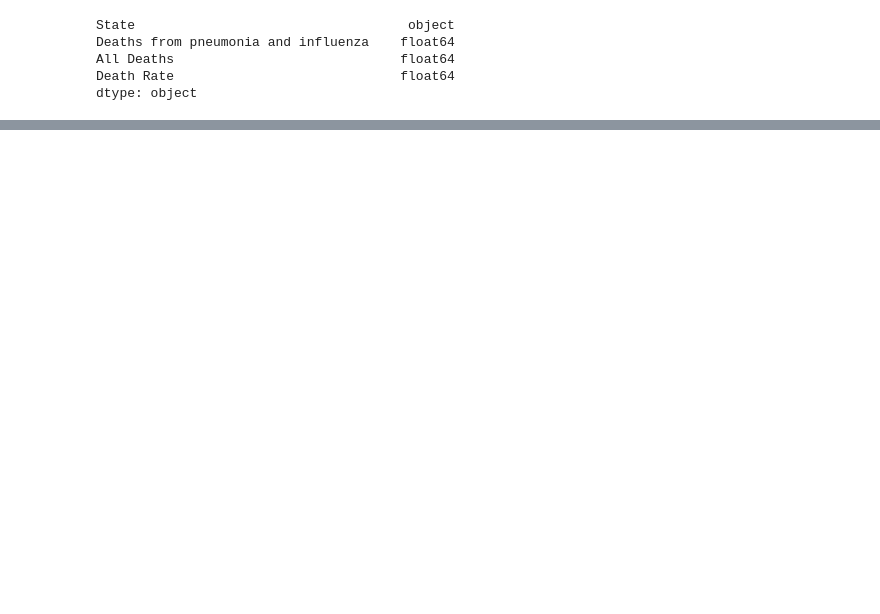
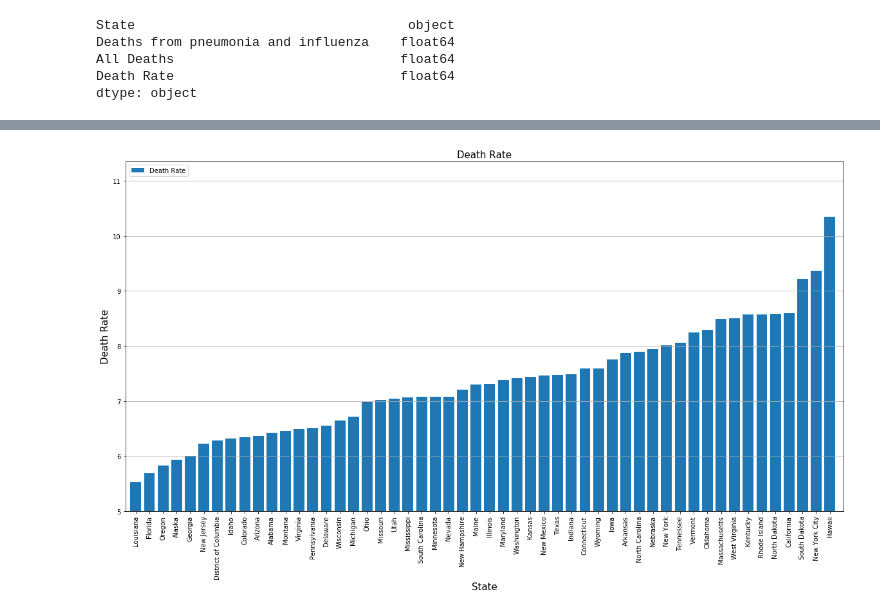
Before and after one commit to jdb3/Grim-Reaper, a Jupyter notebook: Grim Reaper.ipynb, the cells around one changed output, grey strips where cells are left out. Cells and saved outputs as stored; diff of their text form; code cells hidden in the pictures; blank space fills up the shorter version.

```diff
--- a/Grim Reaper.ipynb
+++ b/Grim Reaper.ipynb
@@ -152,0 +204,3 @@ merged
+# %%
+season_sorted=season.sort_values(by='Death Rate', ascending=True)
+season_sorted
@@ -152,0 +225,21 @@ merged
+# %%
+# Generate the Plot Death Rate vs States
+
+x_axis = np.arange(len(season_sorted))
+tick_locations = [value for value in x_axis]
+plt.figure(figsize=(20,10))
+plt.bar(season_sorted["State"], season_sorted["Death Rate"], label="Death Rate")
+plt.title("Death Rate", fontsize=15)
+plt.ylabel("Death Rate", fontsize=15)
+plt.xlabel("State", fontsize=15)
+plt.grid(axis="y")
+plt.legend(loc="upper left")
+plt.xticks(tick_locations, season_sorted["State"], rotation="vertical")
+#legend(loc="best", fontsize="small", fancybox=True)
+# Show the Figure
+plt.xlim(-0.75, len(x_axis))
+plt.ylim(5, max(season_sorted["Death Rate"])+1)
+#plt.ylim(5, max(season["All Deaths"])+5)
+plt.show()
+# %% [output]
+[figure, added]
```
Also changed, not shown: parts of 22 cells of this notebook, 3 other files.
